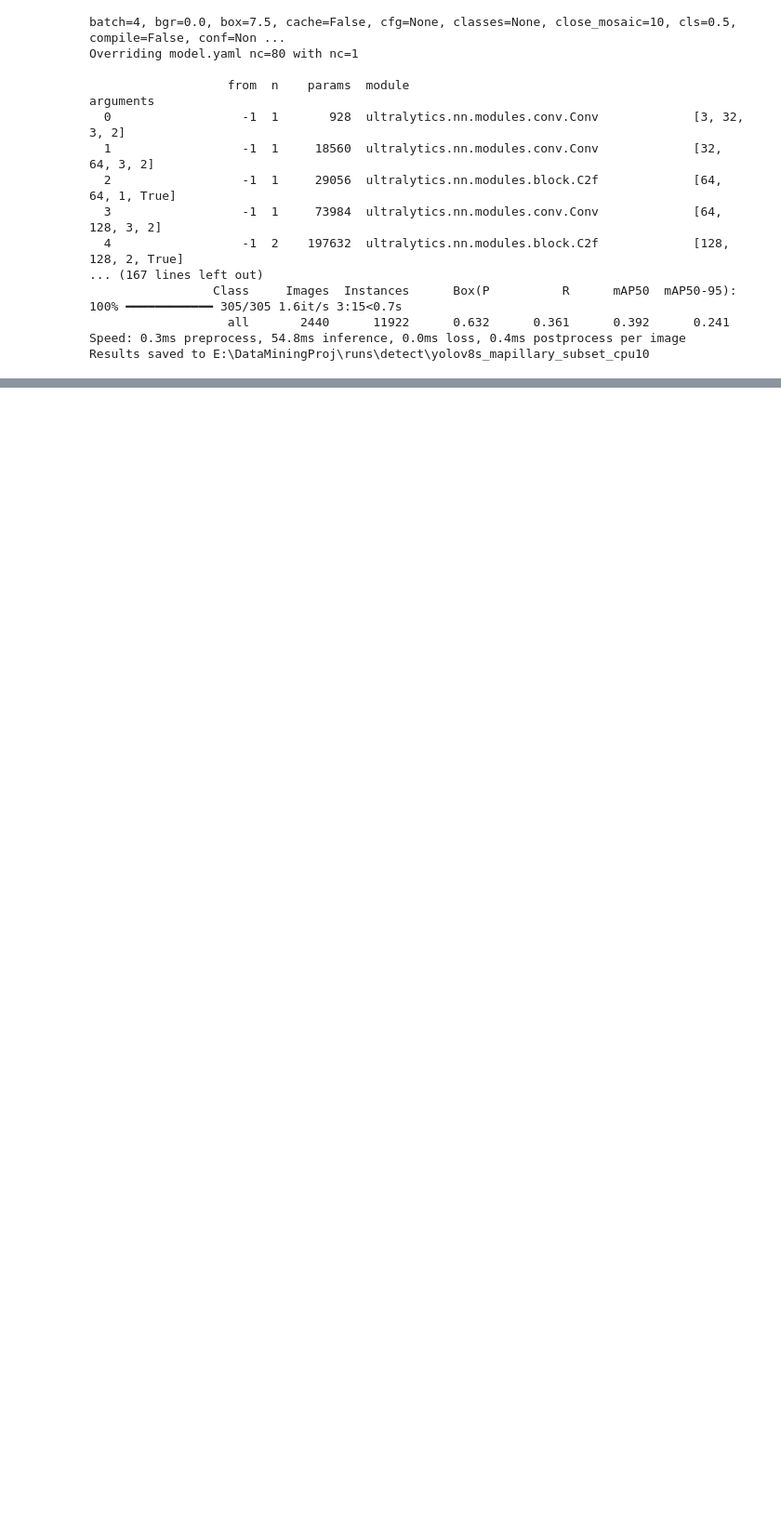
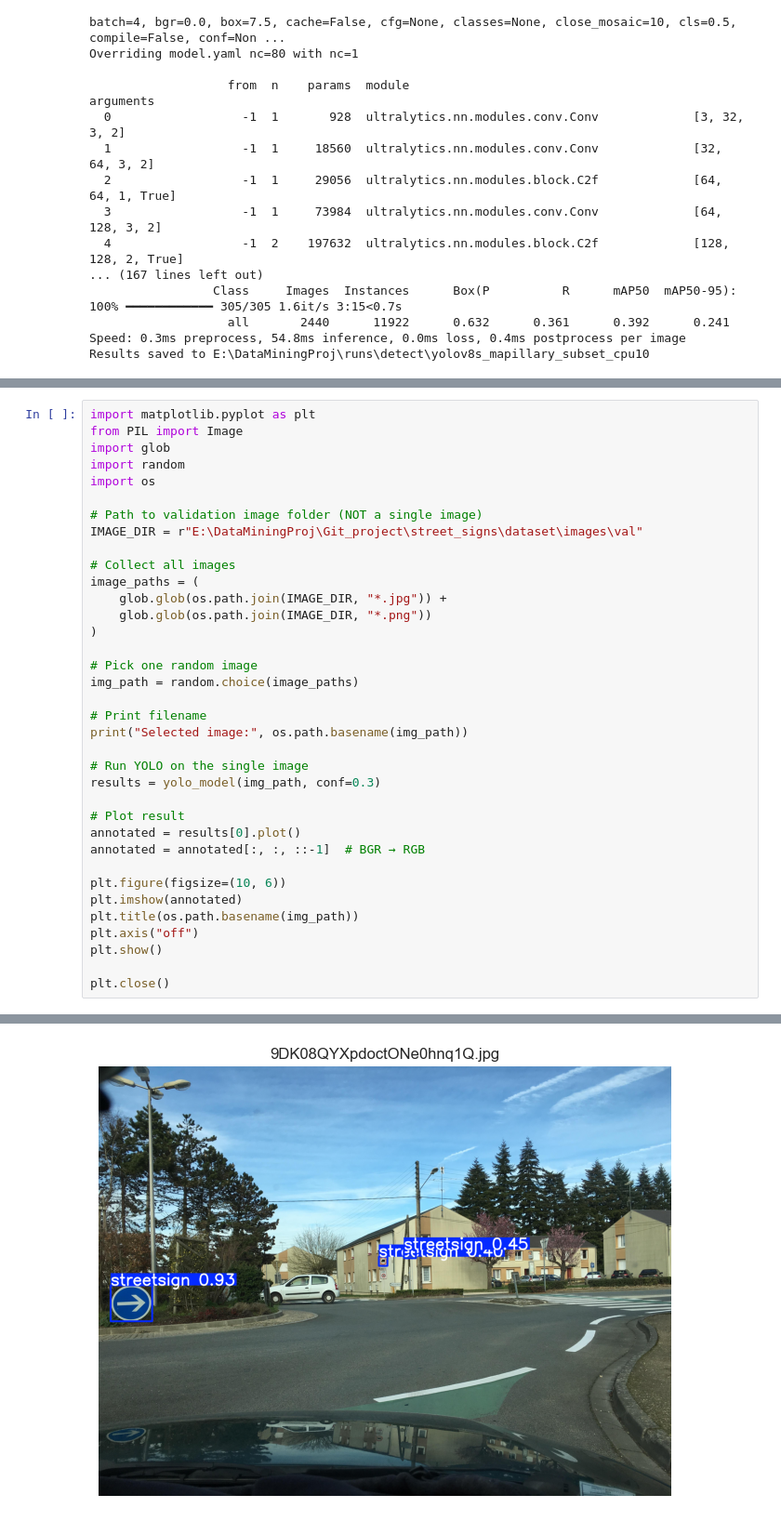
Before and after one commit to bypschroeder/CountryGuessr, a Jupyter notebook: street_signs/detector.ipynb, the cells around one changed output, grey strips where cells are left out. Shown at 93% size. Cells and saved outputs as stored; diff of their text form; blank space fills up the shorter version.

```diff
--- a/street_signs/detector.ipynb
+++ b/street_signs/detector.ipynb
@@ -125,0 +301,37 @@ Speed: 1.8ms preprocess, 92.6ms inference, 0.7ms postprocess per image at shape
+# %%
+import matplotlib.pyplot as plt
+from PIL import Image
+import glob
+import random
+import os
+
+# Path to validation image folder (NOT a single image)
+IMAGE_DIR = r"E:\DataMiningProj\Git_project\street_signs\dataset\images\val"
+
+# Collect all images
+image_paths = (
+    glob.glob(os.path.join(IMAGE_DIR, "*.jpg")) +
+    glob.glob(os.path.join(IMAGE_DIR, "*.png"))
+)
+
+# Pick one random image
+img_path = random.choice(image_paths)
+
+# Print filename
+print("Selected image:", os.path.basename(img_path))
+
+# Run YOLO on the single image
+results = yolo_model(img_path, conf=0.3)
+
+# Plot result
+annotated = results[0].plot()
+annotated = annotated[:, :, ::-1]  # BGR → RGB
+
+plt.figure(figsize=(10, 6))
+plt.imshow(annotated)
+plt.title(os.path.basename(img_path))
+plt.axis("off")
+plt.show()
+
+plt.close()
+# %% [output]
@@ -125,0 +342 @@ Speed: 1.8ms preprocess, 92.6ms inference, 0.7ms postprocess per image at shape
+[figure, added]
```
Also changed, not shown: parts of 13 cells of this notebook, 7 other files.
